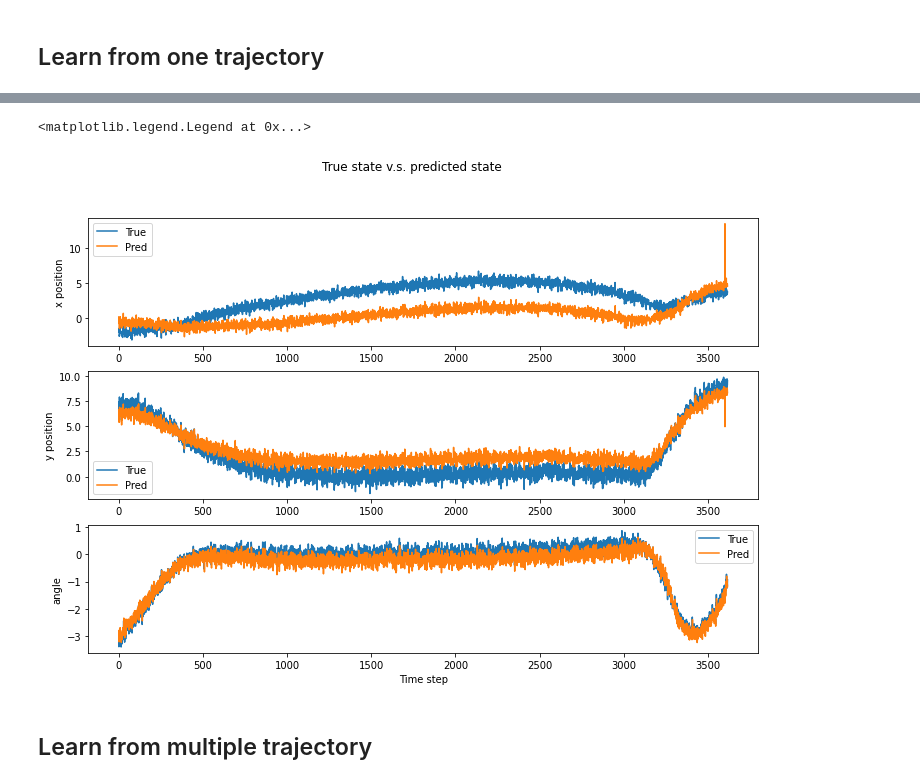
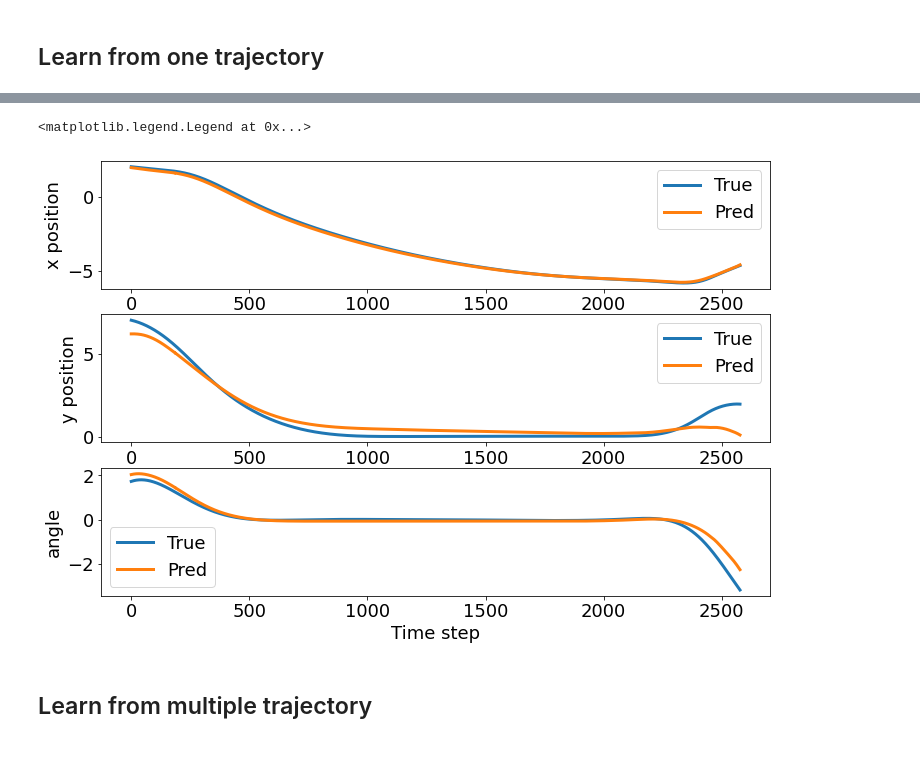
Before and after one commit to seqwalt/PINN-System-Identification, a Jupyter notebook: Regression/Linear_reg.ipynb, the cells around one changed output, grey strips where cells are left out. Cells and saved outputs as stored; diff of their text form; code cells hidden in the pictures; blank space fills up the shorter version.

```diff
--- a/Regression/Linear_reg.ipynb
+++ b/Regression/Linear_reg.ipynb
@@ -24,19 +26,22 @@ for i in range(num_traj):
         DATA_dict[i] = np.genfromtxt(f, dtype='f4', delimiter=',', skip_header=1)
 # %%
 # Plot all position trajectories
+plt.rcParams.update({'font.size': 18})
+plt.figure(figsize=(12,8))
 
 for i in range(num_traj-1):
     curr_traj = DATA_dict[i]
-    plt.plot(curr_traj[:,1],curr_traj[:,2],'k-') # plot trajectory path
+    plt.plot(curr_traj[:,1],curr_traj[:,2],'k-',linewidth=2) # plot trajectory path
     plt.plot(curr_traj[0,1],curr_traj[0,2],'mo') # plot initial position
 
 # Show legend on last trajectory
 curr_traj = DATA_dict[num_traj-1]
-plt.plot(curr_traj[:,1],curr_traj[:,2],'k-',label='Trajectories')
+
+plt.plot(curr_traj[:,1],curr_traj[:,2],'k-',label='Trajectories', linewidth=2)
 plt.plot(curr_traj[0,1],curr_traj[0,2],'mo',label='Initial states')
 
 plt.xlabel('x position')
 plt.ylabel('y position')
 plt.legend()
-plt.show()
+#plt.savefig('all-data.png')
 # %% [output]
@@ -46,17 +52,20 @@ plt.show()
 
 percentage = 0.10
 
-for i in range(num_traj):
+N = 30
+for i in range(N):
     stdd = np.std(DATA_dict[i][:,1:], axis=0)
-    for j in range(std.shape[0]):
+    for j in range(stdd.shape[0]):
         noise = np.random.normal(0, stdd[j], DATA_dict[i][:,j+1].size) * percentage
         DATA_dict[i][:,j+1] = DATA_dict[i][:,j+1] + noise
 # %% [markdown]
 ## Learn from one trajectory
 # %%
-# We select the first trajectory as the training set
-X = DATA_dict[0][:-1,1:]
-Y = DATA_dict[0][1:,1:4]
+# We select the trajectory as the training set
+
+idx = 23
+X = DATA_dict[idx][:-1,1:9]
+Y = DATA_dict[idx][1:,1:7]
 # %%
 reg = LinearRegression().fit(X, Y)
 # %%
@@ -90,20 +109,24 @@ The MSE is 3.6940877
+# %%
+X_test_last = DATA_dict[39][:-1,1:9]
+Y_test_last = DATA_dict[39][1:,1:7]
+Y_pred_s = reg.predict(X_test_last)
 # %%
-T = range(Y_test.shape[0])
+T = range(Y_test_last.shape[0])
 fig, axs = plt.subplots(3,figsize=[12,8])
-fig.suptitle('True state v.s. predicted state')
-axs[0].plot(T,Y_test[:,0], T,Y_pred[:,0])
-axs[1].plot(T,Y_test[:,1], T,Y_pred[:,1])
-axs[2].plot(T,Y_test[:,2], T,Y_pred[:,2])
+#fig.suptitle('True state v.s. predicted state')
+axs[0].plot(T,Y_test_last[:,0], T,Y_pred_s[:,0], linewidth=3)
+axs[1].plot(T,Y_test_last[:,1], T,Y_pred_s[:,1], linewidth=3)
+axs[2].plot(T,Y_test_last[:,2], T,Y_pred_s[:,2], linewidth=3)
 axs[0].set_ylabel('x position')
 axs[1].set_ylabel('y position')
 axs[2].set_ylabel('angle')
 axs[2].set_xlabel('Time step')
 axs[0].legend(['True','Pred'])
 axs[1].legend(['True','Pred'])
 axs[2].legend(['True','Pred'])
 # %% [output]
 <matplotlib.legend.Legend at 0x...>
-[figure, old version]
+[figure, new version]
 # %%
 fig.savefig('linear-one-traj-learn.png')
 # %% [markdown]
```
Also changed, not shown: parts of 16 cells of this notebook, 10 other files.
